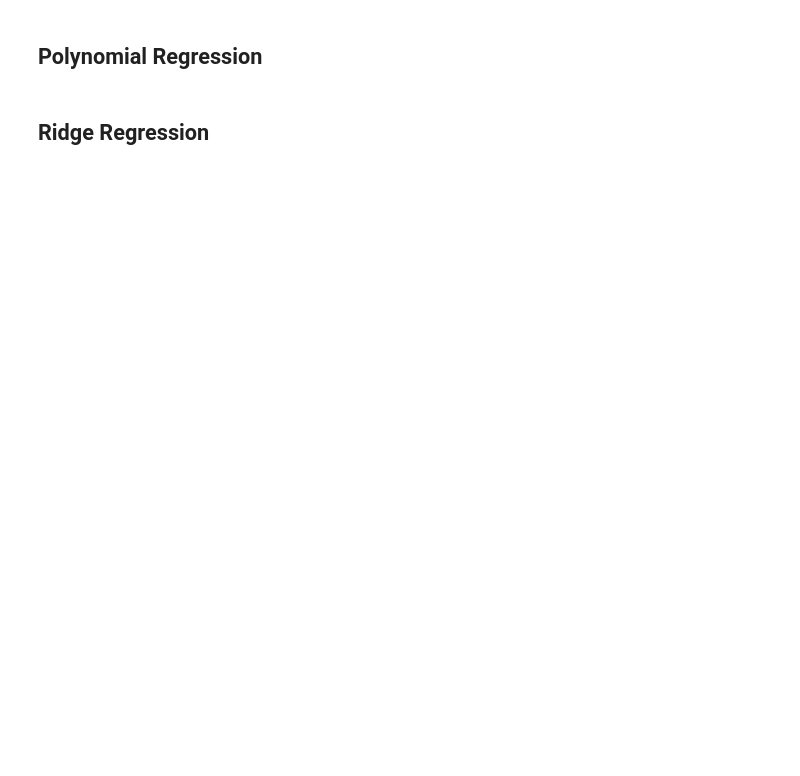
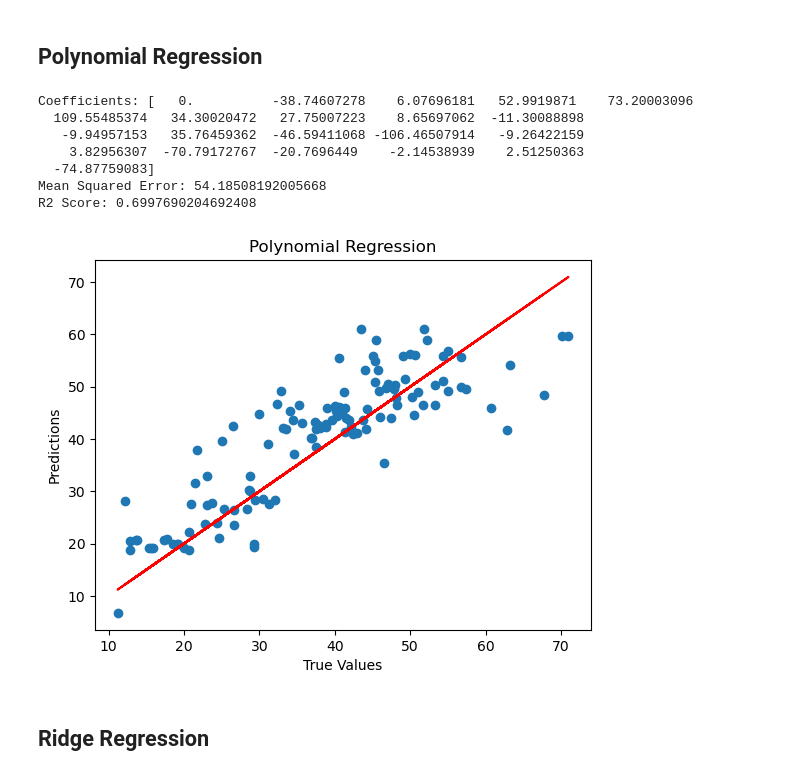
Before and after one commit to Abtinz/Machine-Learning-with-Python, a Jupyter notebook: DataMining/Regression/data-mining-p2-student.ipynb, the cells around one changed output. Drawn from its saved outputs; the diff is of its cells as text; code cells hidden in the pictures; blank space fills up the shorter version.

```diff
--- a/DataMining/Regression/data-mining-p2-student.ipynb
+++ b/DataMining/Regression/data-mining-p2-student.ipynb
@@ -191,4 +174,35 @@ accuracy: 32.53012048192771
 # %% [markdown]
 ## Polynomial Regression
+# %%
+
+poly_features = PolynomialFeatures(degree=2)
+x_poly_train = poly_features.fit_transform(xtrain)
+x_poly_test = poly_features.transform(xtest)
+poly_model = LinearRegression()
+poly_model.fit(x_poly_train, ytrain)
+poly_predictions = poly_model.predict(x_poly_test)
+mse = mean_squared_error(ytest, poly_predictions)
+r2 = r2_score(ytest, poly_predictions)
+
+print("Coefficients:", poly_model.coef_)
+print("Mean Squared Error:", mse)
+print("R2 Score:", r2)
+
+plt.figure()
+plt.scatter(ytest, poly_predictions)
+plt.plot(ytest,ytest , 'r' )
+plt.xlabel('True Values')
+plt.ylabel('Predictions')
+plt.title('Polynomial Regression')
+plt.show()
+# %% [output]
+Coefficients: [   0.          -38.74607278    6.07696181   52.9919871    73.20003096
+  109.55485374   34.30020472   27.75007223    8.65697062  -11.30088898
+   -9.94957153   35.76459362  -46.59411068 -106.46507914   -9.26422159
+    3.82956307  -70.79172767  -20.7696449    -2.14538939    2.51250363
+  -74.87759083]
+Mean Squared Error: 54.18508192005668
+R2 Score: 0.6997690204692408
+[figure, added]
 # %% [markdown]
 ## Ridge Regression
```
Also changed, not shown: parts of 10 cells of this notebook, 6 other files.
